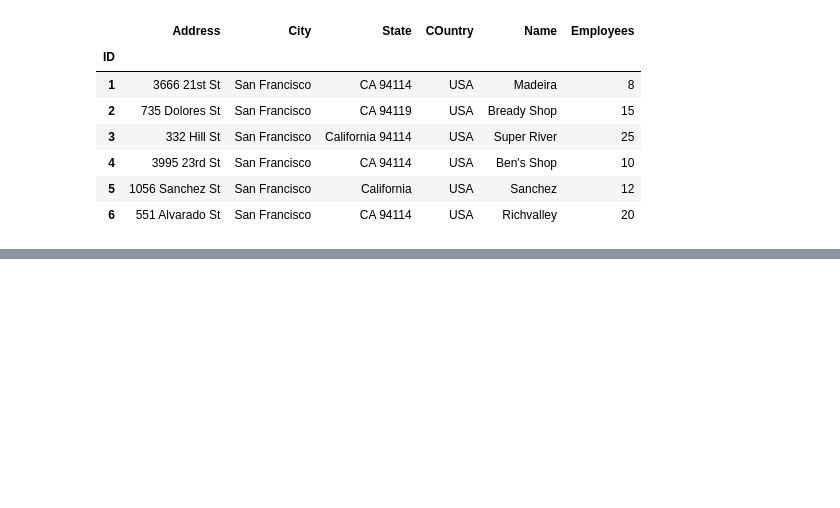
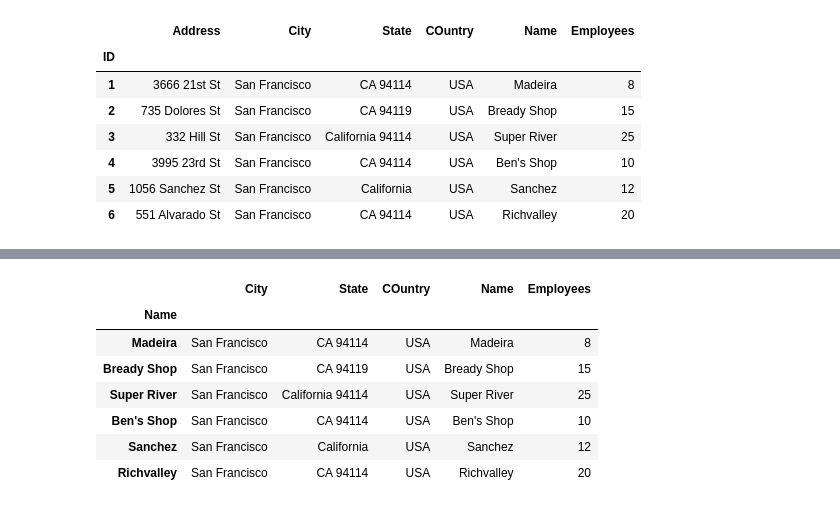
Before and after one commit to Shiminmandy/The-Python-Mega-Course-Build-10-Real-World-Applications, a Jupyter notebook: docs/06_python_jupyter.ipynb, the cells around one changed output, grey strips where cells are left out. Drawn from its saved outputs; the diff is of its cells as text; code cells hidden in the pictures; blank space fills up the shorter version.

```diff
--- a/docs/06_python_jupyter.ipynb
+++ b/docs/06_python_jupyter.ipynb
@@ -158,0 +167,12 @@ KeyError: "None of ['Address'] are in the columns"
+# %%
+df7.set_index("Name", inplace=True, drop=False)
+df7
+# %% [output]
+|  | City | State | COuntry | Name | Employees |
+| Name |  |  |  |  |  |
+| Madeira | San Francisco | CA 94114 | USA | Madeira | 8 |
+| Bready Shop | San Francisco | CA 94119 | USA | Bready Shop | 15 |
+| Super River | San Francisco | California 94114 | USA | Super River | 25 |
+| Ben's Shop | San Francisco | CA 94114 | USA | Ben's Shop | 10 |
+| Sanchez | San Francisco | California | USA | Sanchez | 12 |
+| Richvalley | San Francisco | CA 94114 | USA | Richvalley | 20 |
```
Also changed, not shown: parts of 1 cell of this notebook.
